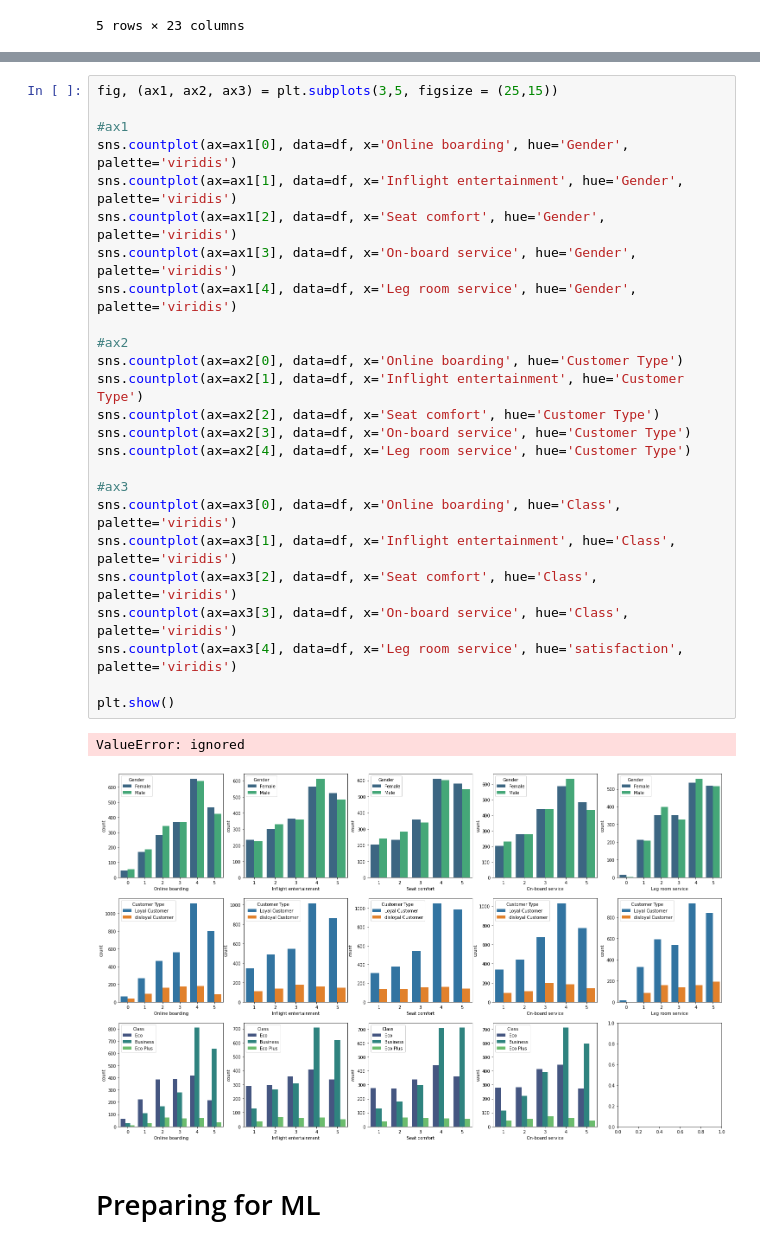
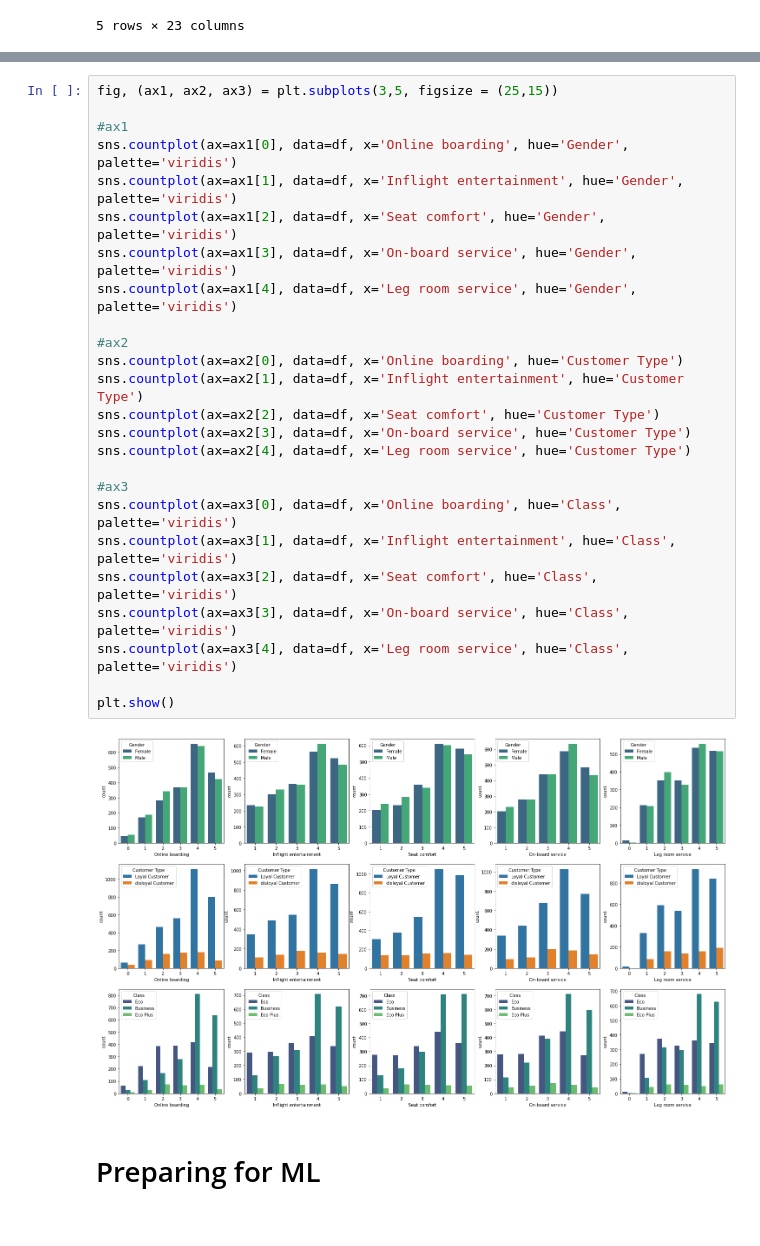
Before and after one commit to Shavkatshoniyozov/Data_Science, a Jupyter notebook: satisfaction_of_passangers.ipynb, the cells around one changed output, grey strips where cells are left out. Saved outputs shown, nothing was run; the diff lists cells and outputs as text.

```diff
--- a/satisfaction_of_passangers.ipynb
+++ b/satisfaction_of_passangers.ipynb
@@ -153,31 +153,30 @@ sns.histplot(data=df, x='Seat comfort', ax=axes[4])
 # %%
 fig, (ax1, ax2, ax3) = plt.subplots(3,5, figsize = (25,15))
 
 #ax1
 sns.countplot(ax=ax1[0], data=df, x='Online boarding', hue='Gender', palette='viridis')
 sns.countplot(ax=ax1[1], data=df, x='Inflight entertainment', hue='Gender', palette='viridis')
 sns.countplot(ax=ax1[2], data=df, x='Seat comfort', hue='Gender', palette='viridis')
 sns.countplot(ax=ax1[3], data=df, x='On-board service', hue='Gender', palette='viridis')
 sns.countplot(ax=ax1[4], data=df, x='Leg room service', hue='Gender', palette='viridis')
 
 #ax2
 sns.countplot(ax=ax2[0], data=df, x='Online boarding', hue='Customer Type')
 sns.countplot(ax=ax2[1], data=df, x='Inflight entertainment', hue='Customer Type')
 sns.countplot(ax=ax2[2], data=df, x='Seat comfort', hue='Customer Type')
 sns.countplot(ax=ax2[3], data=df, x='On-board service', hue='Customer Type')
 sns.countplot(ax=ax2[4], data=df, x='Leg room service', hue='Customer Type')
 
 #ax3
 sns.countplot(ax=ax3[0], data=df, x='Online boarding', hue='Class', palette='viridis')
 sns.countplot(ax=ax3[1], data=df, x='Inflight entertainment', hue='Class', palette='viridis')
 sns.countplot(ax=ax3[2], data=df, x='Seat comfort', hue='Class', palette='viridis')
 sns.countplot(ax=ax3[3], data=df, x='On-board service', hue='Class', palette='viridis')
-sns.countplot(ax=ax3[4], data=df, x='Leg room service', hue='satisfaction', palette='viridis')
+sns.countplot(ax=ax3[4], data=df, x='Leg room service', hue='Class', palette='viridis')
 
 plt.show()
 # %% [output]
-ValueError: ignored
-[figure, old version]
+[figure, new version]
 # %% [markdown]
 # Preparing for ML
 # %%
```
Also changed, not shown: parts of 10 cells of this notebook.
